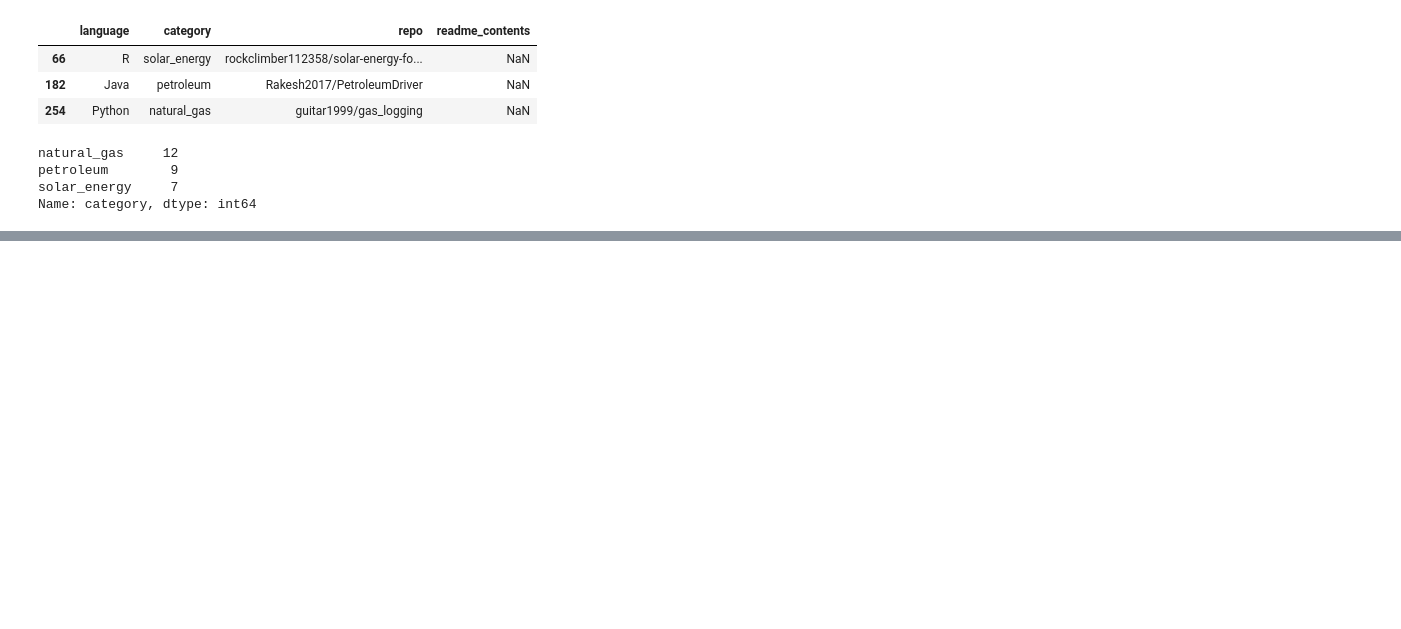
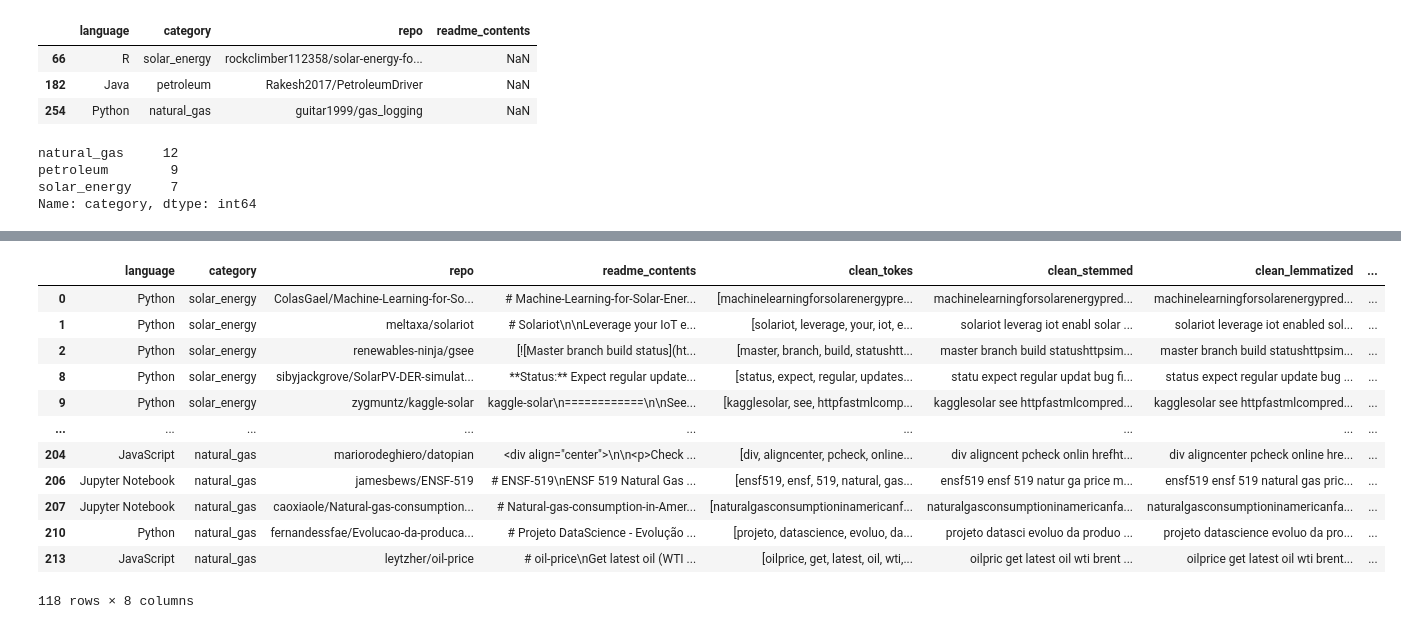
Before and after one commit to github-nlp-project/nlp-project, a Jupyter notebook: repo_scraping_test.ipynb, the cells around one changed output, grey strips where cells are left out. Saved outputs shown, nothing was run; the diff lists cells and outputs as text; code cells hidden in the pictures; blank space fills up the shorter version.

```diff
--- a/repo_scraping_test.ipynb
+++ b/repo_scraping_test.ipynb
@@ -213,3 +221,21 @@ df.shape
 # %%
-top_lang = list(df.language.value_counts().head(10).index)
-top_lang_df = df[df.language.isin(top_lang)]
+# top_lang = list(df.language.value_counts().head(10).index)
+# top_lang_df = df[df.language.isin(top_lang)]
+top_4_lang = list(df.language.value_counts().head(4).index)
+top_4_lang_df = df[df.language.isin(top_4_lang)]
+# %%
+top_4_lang_df
+# %% [output]
+|  | language | category | repo | readme_contents | clean_tokes | clean_stemmed | clean_lemmatized | ... |
+| 0 | Python | solar_energy | ColasGael/Machine-Learning-for-So... | # Machine-Learning-for-Solar-Ener... | [machinelearningforsolarenergypre... | machinelearningforsolarenergypred... | machinelearningforsolarenergypred... | ... |
+| 1 | Python | solar_energy | meltaxa/solariot | # Solariot\n\nLeverage your IoT e... | [solariot, leverage, your, iot, e... | solariot leverag iot enabl solar ... | solariot leverage iot enabled sol... | ... |
+| 2 | Python | solar_energy | renewables-ninja/gsee | [![Master branch build status](ht... | [master, branch, build, statushtt... | master branch build statushttpsim... | master branch build statushttpsim... | ... |
+| 8 | Python | solar_energy | sibyjackgrove/SolarPV-DER-simulat... | **Status:** Expect regular update... | [status, expect, regular, updates... | statu expect regular updat bug fi... | status expect regular update bug ... | ... |
+| 9 | Python | solar_energy | zygmuntz/kaggle-solar | kaggle-solar\n============\n\nSee... | [kagglesolar, see, httpfastmlcomp... | kagglesolar see httpfastmlcompred... | kagglesolar see httpfastmlcompred... | ... |
+| ... | ... | ... | ... | ... | ... | ... | ... | ... |
+| 204 | JavaScript | natural_gas | mariorodeghiero/datopian | <div align="center">\n\n<p>Check ... | [div, aligncenter, pcheck, online... | div aligncent pcheck onlin hrefht... | div aligncenter pcheck online hre... | ... |
+| 206 | Jupyter Notebook | natural_gas | jamesbews/ENSF-519 | # ENSF-519\nENSF 519 Natural Gas ... | [ensf519, ensf, 519, natural, gas... | ensf519 ensf 519 natur ga price m... | ensf519 ensf 519 natural gas pric... | ... |
+| 207 | Jupyter Notebook | natural_gas | caoxiaole/Natural-gas-consumption... | # Natural-gas-consumption-in-Amer... | [naturalgasconsumptioninamericanf... | naturalgasconsumptioninamericanfa... | naturalgasconsumptioninamericanfa... | ... |
+| 210 | Python | natural_gas | fernandessfae/Evolucao-da-produca... | # Projeto DataScience - Evolução ... | [projeto, datascience, evoluo, da... | projeto datasci evoluo da produo ... | projeto datascience evoluo da pro... | ... |
+| 213 | JavaScript | natural_gas | leytzher/oil-price | # oil-price\nGet latest oil (WTI ... | [oilprice, get, latest, oil, wti,... | oilpric get latest oil wti brent ... | oilprice get latest oil wti brent... | ... |
+118 rows × 8 columns
```
Also changed, not shown: parts of 23 cells of this notebook.
